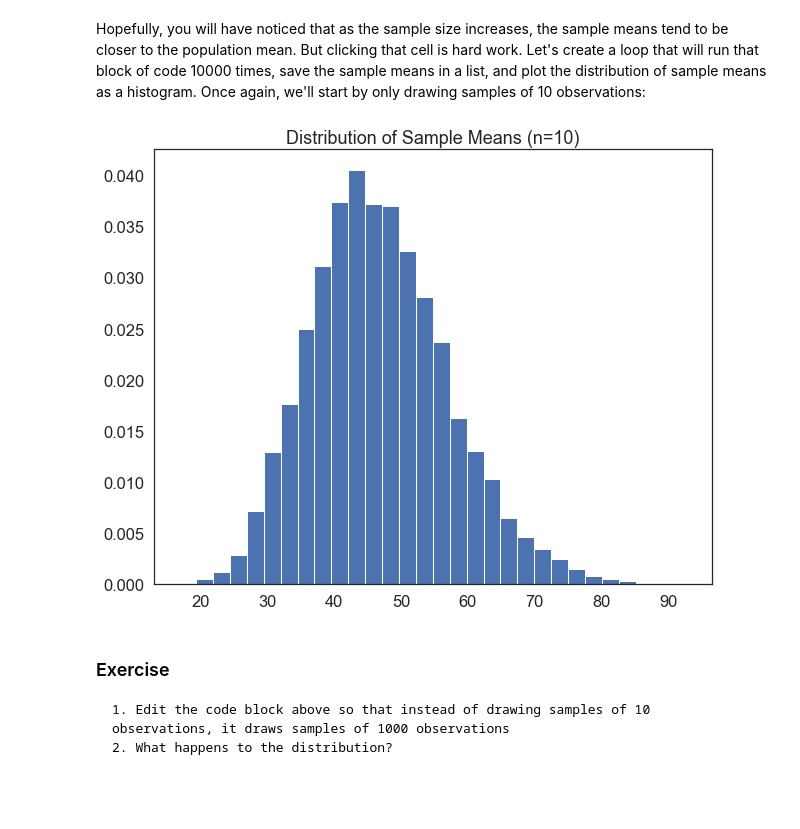
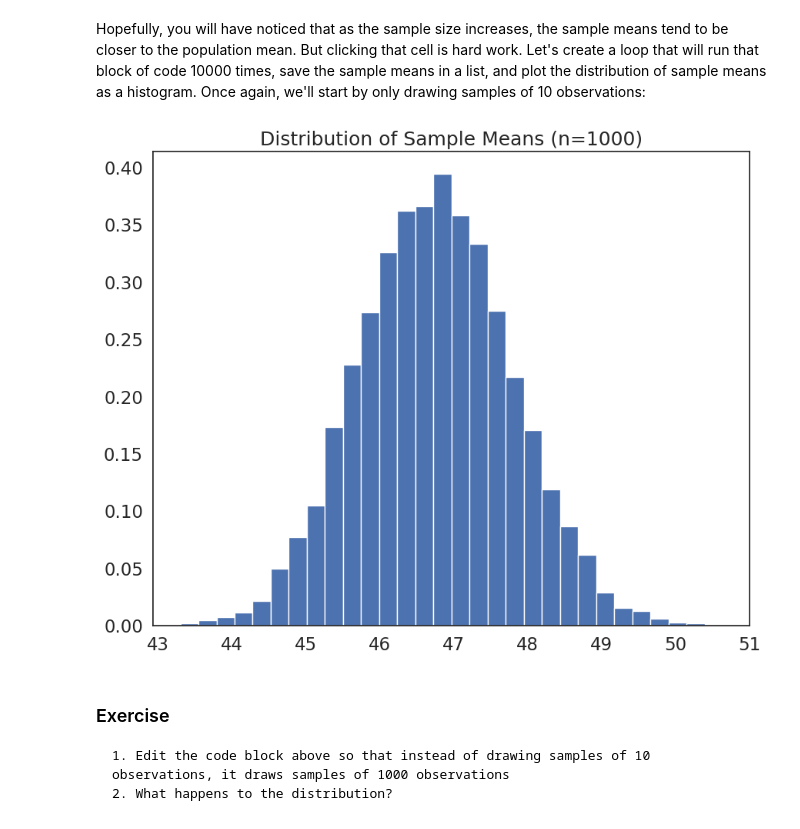
Before and after one commit to rubydelanerolle/QM2, a Jupyter notebook: notebooks/W5_Distributions_and_Basic_Statistics.ipynb, the cells around one changed output. Drawn from its saved outputs; the diff is of its cells as text; code cells hidden in the pictures; blank space fills up the shorter version.

```diff
--- a/notebooks/W5_Distributions_and_Basic_Statistics.ipynb
+++ b/notebooks/W5_Distributions_and_Basic_Statistics.ipynb
@@ -162,0 +167,9 @@ what other variables are categorical? Convert them to categorical and describe.
+# %%
+# convert the variables to categorical and describe
+df['union'] = df['union'].astype('category')
+df['ind']=df['ind'].astype('category')
+df['sex']=df['sex'].astype('category')
+df['state']=df['state'].astype('category')
+df['occupation']=df['occupation'].astype('category')
+
+df.dtypes
@@ -358,19 +395,19 @@ Hopefully, you will have noticed that as the sample size increases, the sample m
 # %%
 #create an empty list to store sample means
 sample_means=[]
 
-sample_size=10
+sample_size=1000
 # loop 10,000 times.
 for i in range(0,10000):
     sample= df['income'].sample(sample_size, replace=True) # draw a sample of 10 observations from the income variable, with replacement
     sample_mean=sample.mean() # calculate the mean of the sample
     sample_means.append(sample_mean) # append the sample mean to the list of sample means
 
 plt.hist(sample_means, bins=30, edgecolor='white', density=True) # plot a histogram of the sample means
 plt.title('Distribution of Sample Means (n={})'.format(sample_size)) # add a title
 plt.show()
 # %% [output]
-[figure, old version]
+[figure, new version]
 # %% [markdown]
 ### Exercise
 
```
Also changed, not shown: parts of 29 cells of this notebook.
